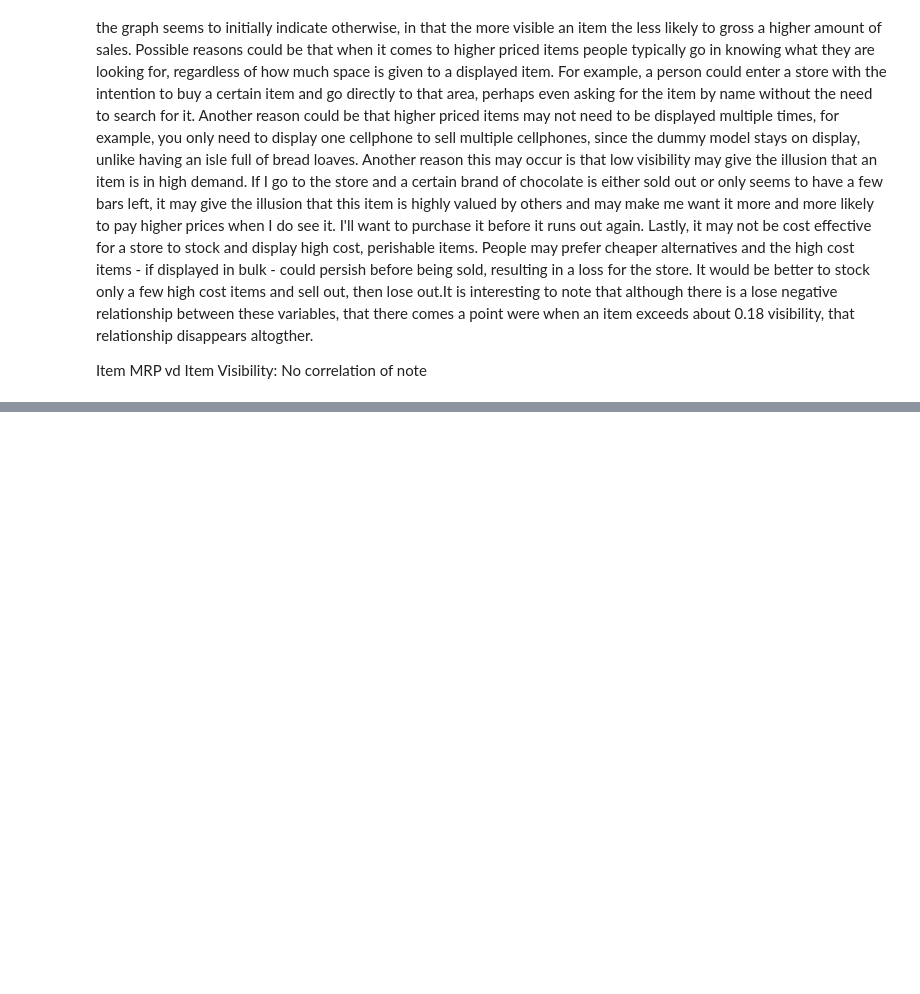
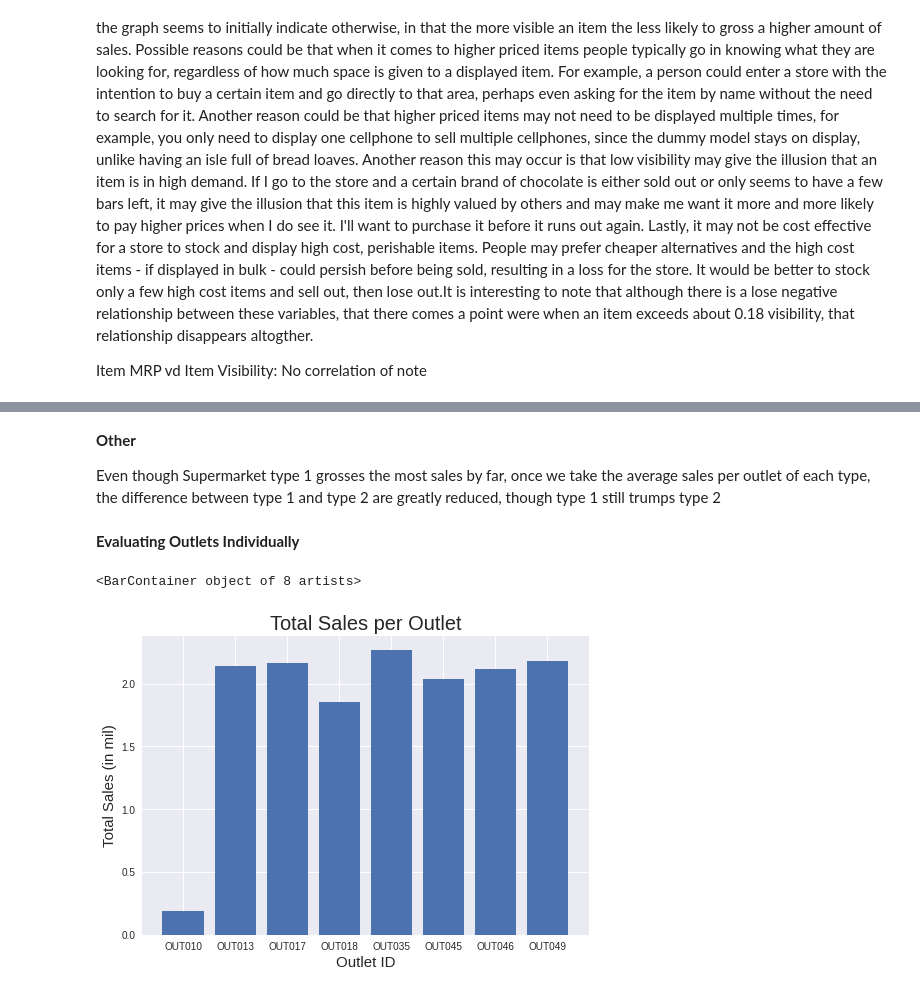
Before and after one commit to Cassandra-Simmons/Food-Sales_Predictions, a Jupyter notebook: Sales_Predict.ipynb, the cells around one changed output, grey strips where cells are left out. Saved outputs shown, nothing was run; the diff lists cells and outputs as text; code cells hidden in the pictures; blank space fills up the shorter version.

```diff
--- a/Sales_Predict.ipynb
+++ b/Sales_Predict.ipynb
@@ -357,0 +583,17 @@ Item MRP vd Item Visibility: No correlation of note
+# %% [markdown]
+**Other**
+
+Even though Supermarket type 1 grosses the most sales by far, once we take the average sales per outlet of each type, the difference between type 1 and type 2 are greatly reduced, though type 1 still trumps type 2
+# %% [markdown]
+**Evaluating Outlets Individually**
+# %%
+#decalre vars:
+OutSales = dfSalesFinal.groupby(['Outlet_ID'])[['Sales']].sum()/1_000_000
+#plot
+plt.title("Total Sales per Outlet",fontsize = 20)
+plt.xlabel('Outlet ID',fontsize = 15)
+plt.ylabel('Total Sales (in mil)',fontsize = 15)
+plt.bar(OutSales.index,OutSales['Sales'])
+# %% [output]
+<BarContainer object of 8 artists>
+[figure, added]
```
Also changed, not shown: parts of 20 cells of this notebook.
